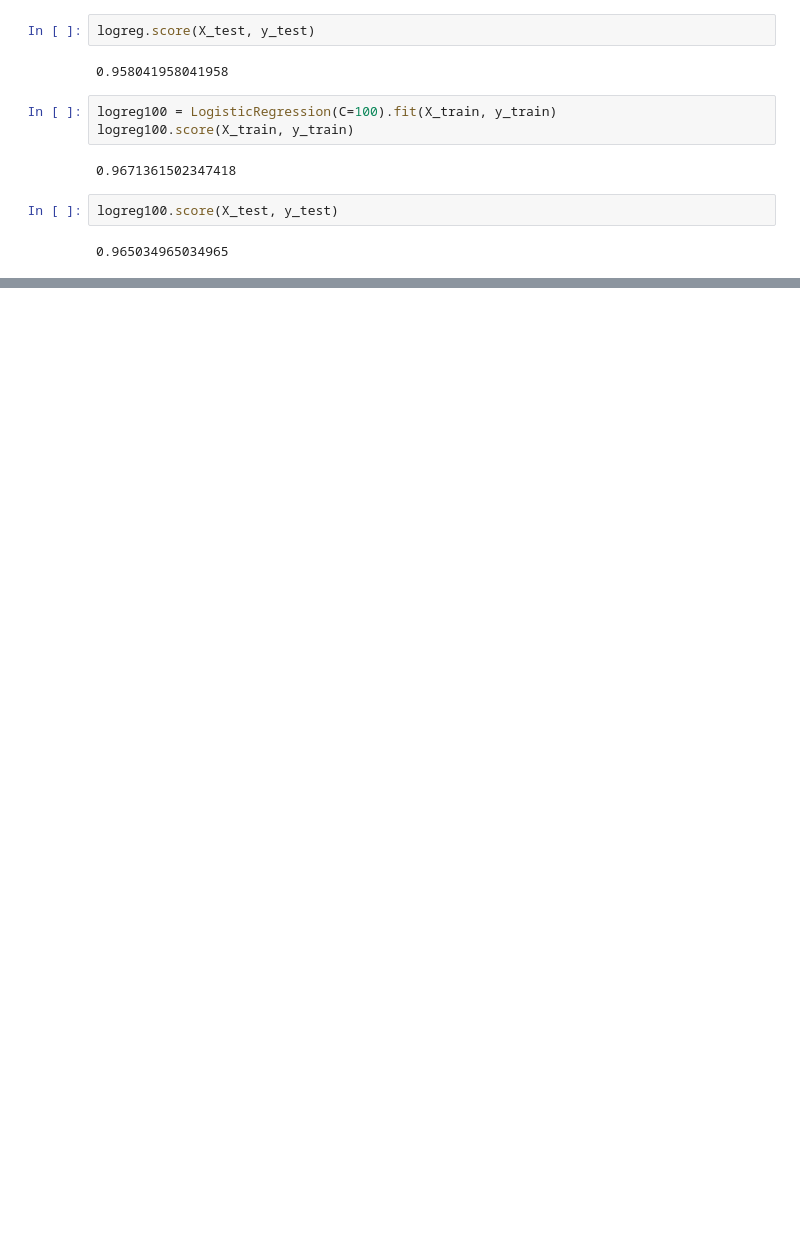
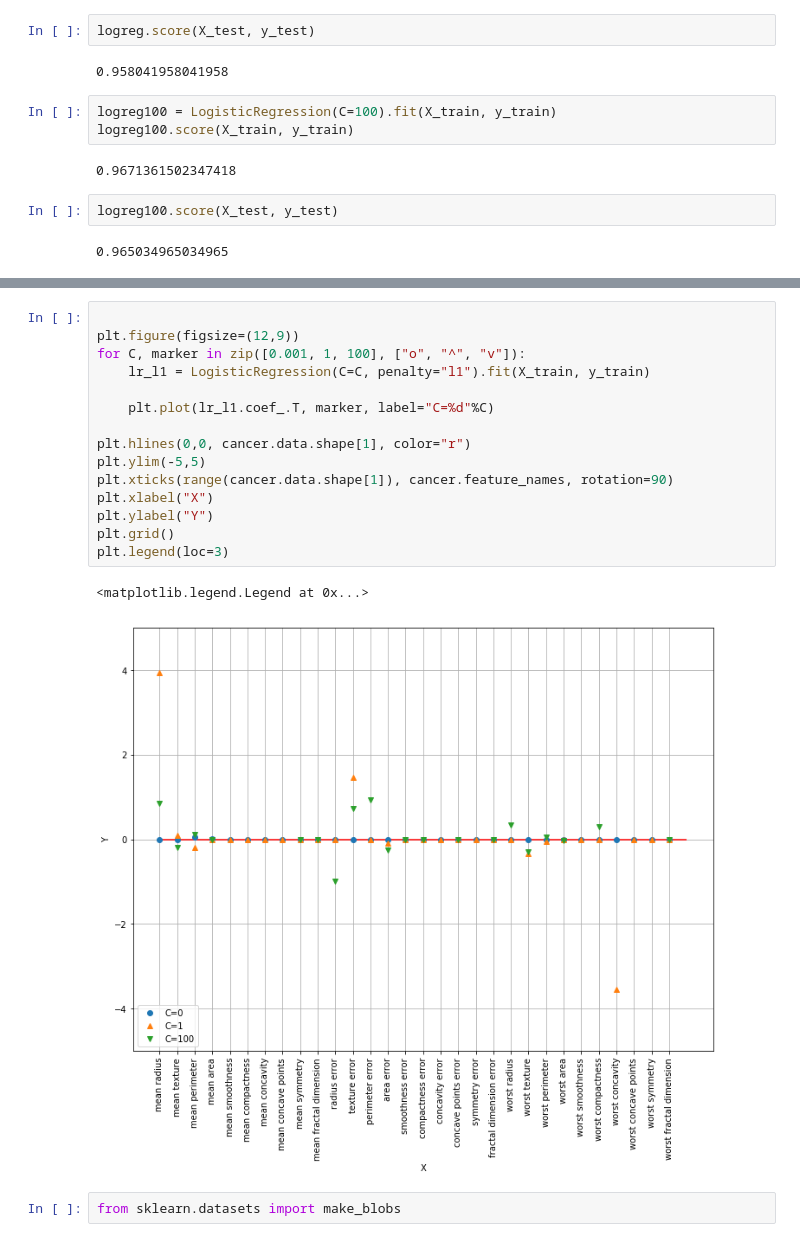
Before and after one commit to Aries000004/grocery, a Jupyter notebook: 04-机器学习数分析/机器学习基础教程/第二章-SVM和KMeans.ipynb, the cells around one changed output, grey strips where cells are left out. Cells and saved outputs as stored; diff of their text form; blank space fills up the shorter version.

```diff
--- a/04-机器学习数分析/机器学习基础教程/第二章-SVM和KMeans.ipynb
+++ b/04-机器学习数分析/机器学习基础教程/第二章-SVM和KMeans.ipynb
@@ -54,0 +72,20 @@ logreg001.score(X_test, y_test)
+# %%
+
+plt.figure(figsize=(12,9))
+for C, marker in zip([0.001, 1, 100], ["o", "^", "v"]):
+    lr_l1 = LogisticRegression(C=C, penalty="l1").fit(X_train, y_train)
+
+    plt.plot(lr_l1.coef_.T, marker, label="C=%d"%C)
+
+plt.hlines(0,0, cancer.data.shape[1], color="r")
+plt.ylim(-5,5)
+plt.xticks(range(cancer.data.shape[1]), cancer.feature_names, rotation=90)
+plt.xlabel("X")
+plt.ylabel("Y")
+plt.grid()
+plt.legend(loc=3)
+# %% [output]
+<matplotlib.legend.Legend at 0x...>
+[figure, added]
+# %%
+from sklearn.datasets import make_blobs
```
Also changed, not shown: parts of 7 cells of this notebook.
